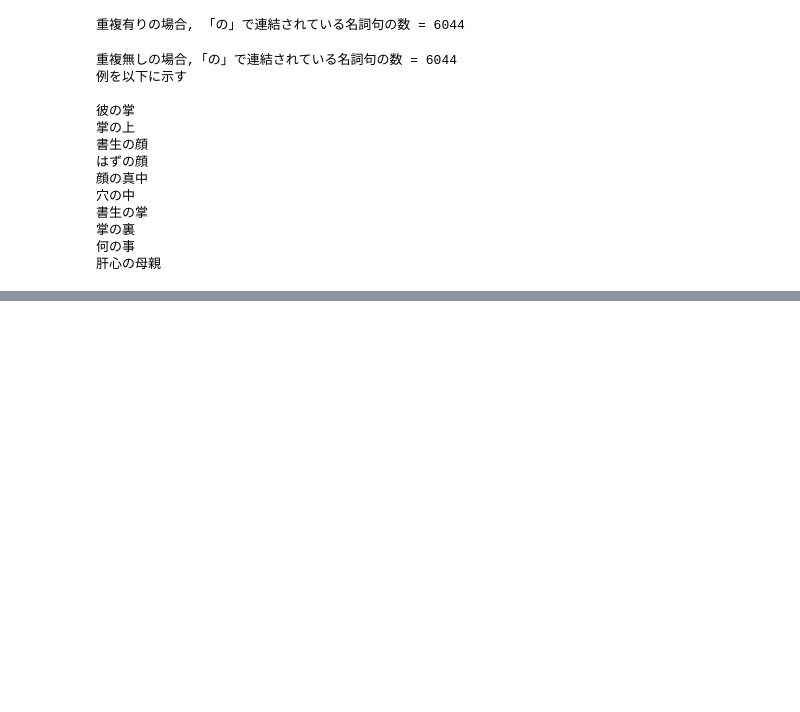
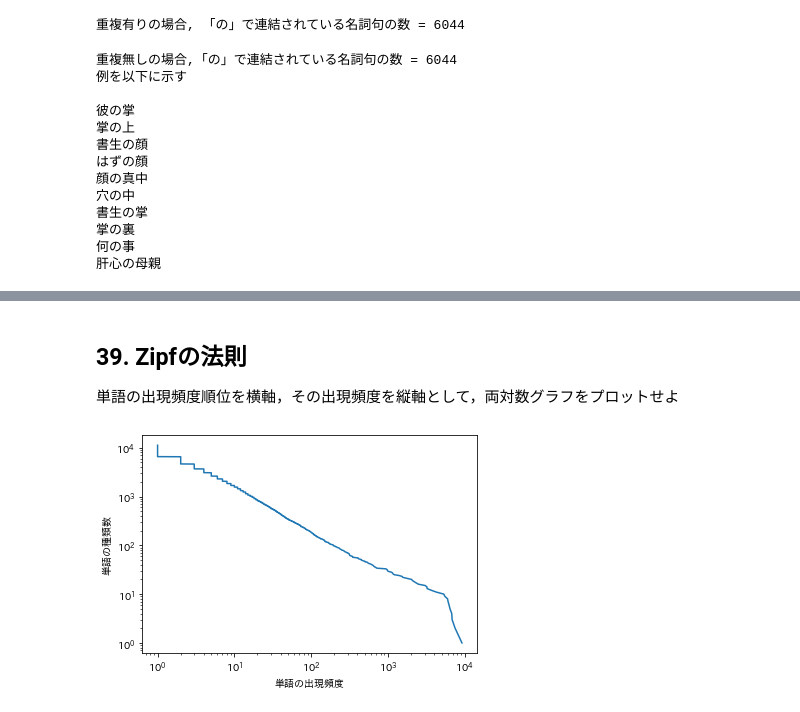
Before and after one commit to masaki-sakata/nlp100, a Jupyter notebook: 4.ipynb, the cells around one changed output, grey strips where cells are left out. Saved outputs shown, nothing was run; the diff lists cells and outputs as text; code cells hidden in the pictures; blank space fills up the shorter version.

```diff
--- a/4.ipynb
+++ b/4.ipynb
@@ -300,0 +369,16 @@ list
+# %% [markdown]
+## 39. Zipfの法則
+単語の出現頻度順位を横軸，その出現頻度を縦軸として，両対数グラフをプロットせよ
+# %%
+words_dict = sorted(words_dict.items(), key=lambda x: x[1], reverse=True)
+y = [i+1 for i in range(len(words_dict))]
+x = [i[1] for i in words_dict]
+plt.plot(x,y)
+ax = plt.gca()
+ax.set_yscale('log')
+ax.set_xscale('log')
+plt.xlabel('単語の出現頻度')
+plt.ylabel('単語の種類数')
+plt.show()
+# %% [output]
+[figure, added]
```
Also changed, not shown: parts of 30 cells of this notebook.
